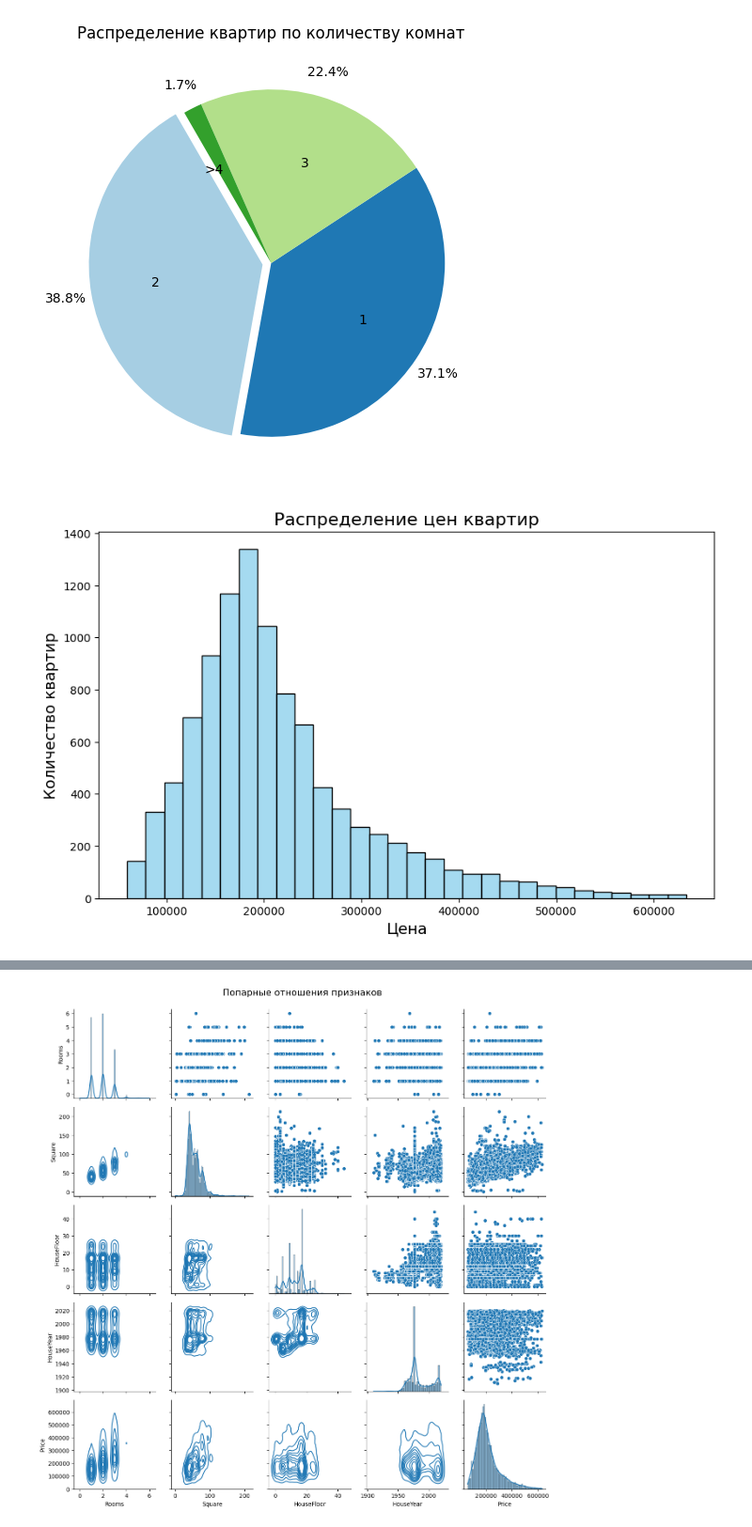
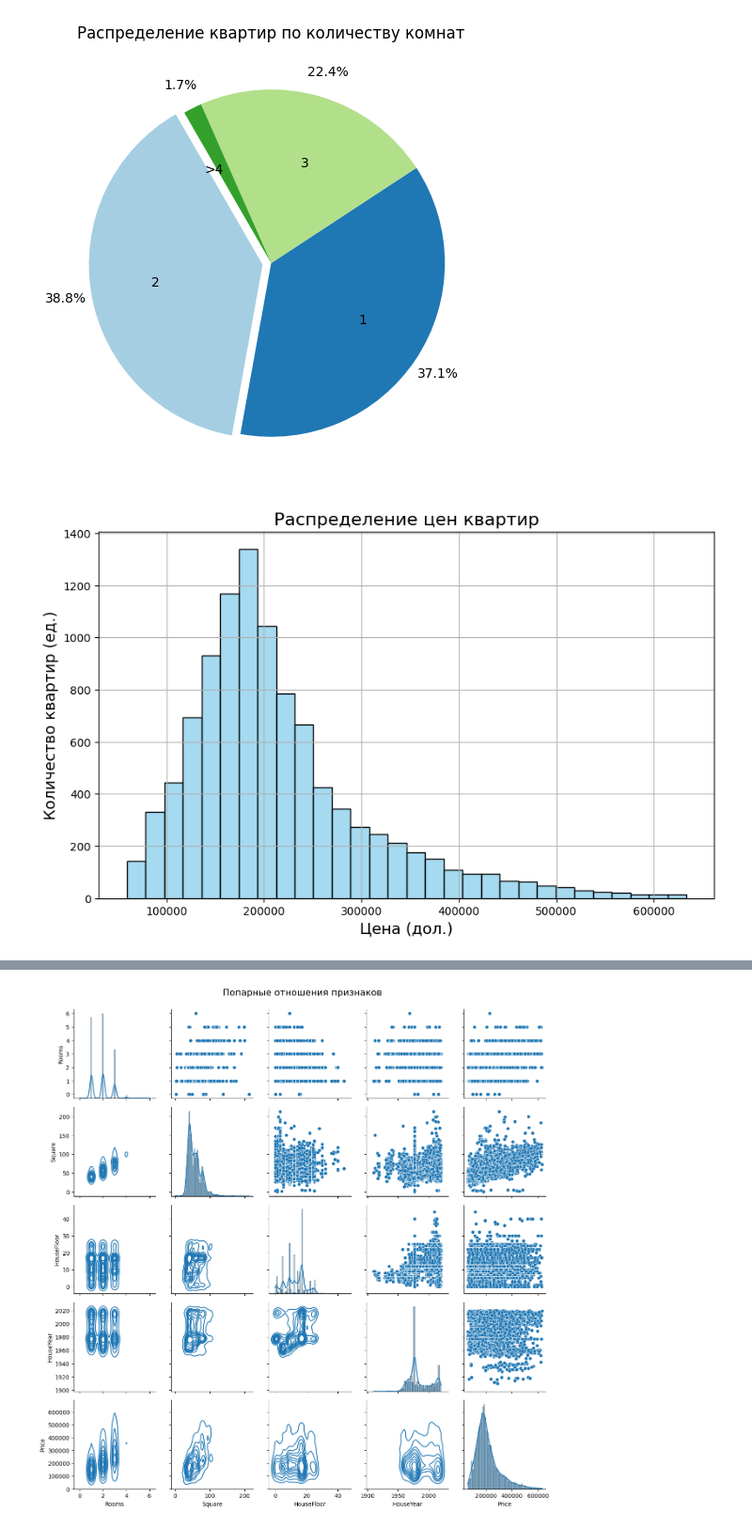
Before and after one commit to Berendei-Jr/Machine-Learning-BMSTU, a Jupyter notebook: ML0.1 intro/lab0.1.ipynb, the cells around one changed output, grey strips where cells are left out. Shown at 94% size. Saved outputs shown, nothing was run; the diff lists cells and outputs as text; code cells hidden in the pictures.

```diff
--- a/ML0.1 intro/lab0.1.ipynb
+++ b/ML0.1 intro/lab0.1.ipynb
@@ -429,15 +417,16 @@ plt.show()
 # %%
 # 17) Постройте гистограмму по целевой переменной Price. Оцените визуально, по какой цене продаётся наибольшее количество квартир.
 plt.figure(figsize=(10, 6))
 sns.histplot(df['Price'], bins=30, kde=False, color='skyblue')
 
 plt.title('Распределение цен квартир', fontsize=16)
-plt.xlabel('Цена', fontsize=14)
-plt.ylabel('Количество квартир', fontsize=14)
+plt.xlabel('Цена (дол.)', fontsize=14)
+plt.ylabel('Количество квартир (ед.)', fontsize=14)
+plt.grid()
 
 plt.show()
 # %% [output]
-[figure, old version]
+[figure, new version]
 # %%
 # 18) Постройте диаграммы рассеяния для признаков Rooms, Square, HouseFloor, HouseYear в зависимости от целевой переменной
 # Price в одной области figure. Оцените визуально, есть ли среди них такие, на которых разброс точек близок к линейной функции.
```
Also changed, not shown: parts of 6 cells of this notebook, 8 other files.
